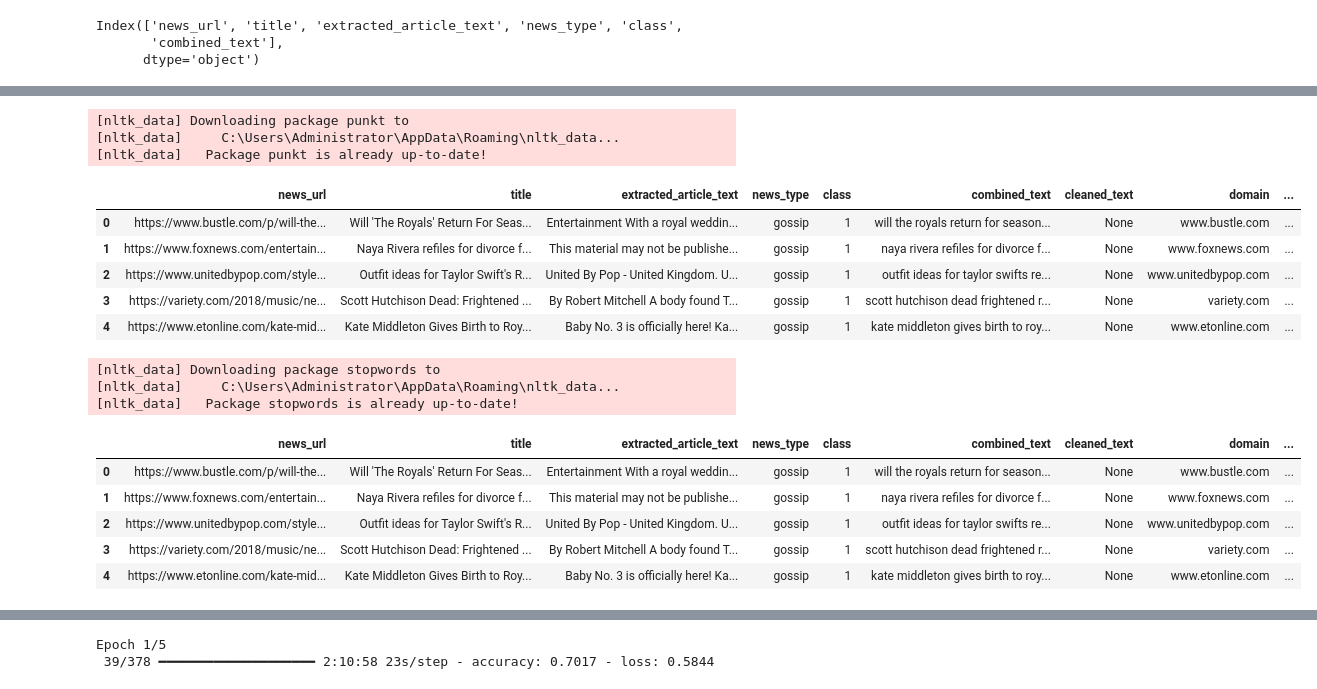
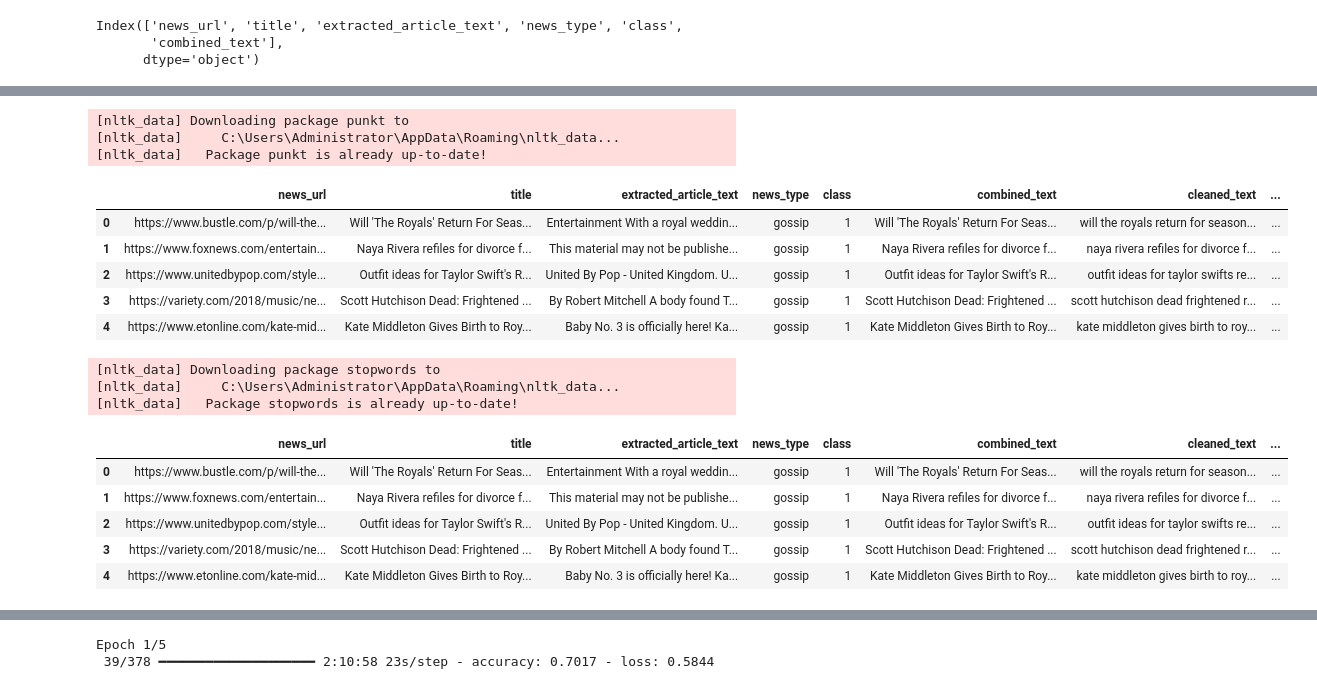
Before and after one commit to mwakad/Fake-News-Detection-, a Jupyter notebook: notebooks/gerald.ipynb, the cells around one changed output, grey strips where cells are left out. Drawn from its saved outputs; the diff is of its cells as text; code cells hidden in the pictures.

```diff
--- a/notebooks/gerald.ipynb
+++ b/notebooks/gerald.ipynb
@@ -1,7 +1,7 @@
 # %%
 import pandas as pd
 import numpy as np
-df = pd.read_csv('data.csv')
+df = pd.read_csv('C:\\Users\\Administrator\\Desktop\\Fake-News-Detection-\\dataset\\data.csv')
 df.head()  # Display the first few rows of the DataFrame
 # %% [output]
 |  | news_url | title | extracted_article_text | news_type | class |
@@ -95,4 +84,15 @@ df.head()  # Display the first few rows of the cleaned DataFrame
 # %%
-from urllib.parse import urlparse
+import tldextract
 
-df['domain'] = df['news_url'].apply(lambda x: urlparse(x).netloc if isinstance(x, str) else '')
+def extract_suffix(url):
+    try:
+        ext = tldextract.extract(url)
+        if ext.suffix:
+            return ext.suffix
+        else:
+            return 'unknown'
+    except:
+        return 'unknown'
+
+df['domain_suffix'] = df['news_url'].apply(extract_suffix)
+df['domain_suffix'].value_counts().head(10)  # Display the top 10 domain suffixes
@@ -99,44 +124,41 @@ df['domain'] = df['news_url'].apply(lambda x: urlparse(x).netloc if isinstance(x
 # %%
-from sklearn.preprocessing import OneHotEncoder
-
-# Example if domain is useful
-domain_encoded = OneHotEncoder().fit_transform(df[['domain']])
+# Keep top N suffixes, group the rest as 'other'
+top_suffixes = df['domain_suffix'].value_counts().nlargest(10).index
+df['domain_suffix_grouped'] = df['domain_suffix'].apply(lambda x: x if x in top_suffixes else 'other')
+# %%
+from sklearn.preprocessing import LabelEncoder
+
+le = LabelEncoder()
+df['domain_suffix_encoded'] = le.fit_transform(df['domain_suffix_grouped'])
 # %%
 # tokenization
 from nltk.tokenize import word_tokenize
 import nltk
 nltk.download('punkt')
-df['tokenized_text'] = df['combined_text'].apply(word_tokenize)
+df['tokenized_text'] = df['cleaned_text'].apply(word_tokenize)
 # Check the first few rows after tokenization
 df.head()
 # %% [output]
 [nltk_data] Downloading package punkt to
 [nltk_data]     C:\Users\Administrator\AppData\Roaming\nltk_data...
 [nltk_data]   Package punkt is already up-to-date!
-|  | news_url | title | extracted_article_text | news_type | class | combined_text | cleaned_text | domain | ... |
-| 0 | https://www.bustle.com/p/will-the... | Will 'The Royals' Return For Seas... | Entertainment With a royal weddin... | gossip | 1 | will the royals return for season... | None | www.bustle.com | ... |
-| 1 | https://www.foxnews.com/entertain... | Naya Rivera refiles for divorce f... | This material may not be publishe... | gossip | 1 | naya rivera refiles for divorce f... | None | www.foxnews.com | ... |
-| 2 | https://www.unitedbypop.com/style... | Outfit ideas for Taylor Swift's R... | United By Pop - United Kingdom. U... | gossip | 1 | outfit ideas for taylor swifts re... | None | www.unitedbypop.com | ... |
-| 3 | https://variety.com/2018/music/ne... | Scott Hutchison Dead: Frightened ... | By Robert Mitchell A body found T... | gossip | 1 | scott hutchison dead frightened r... | None | variety.com | ... |
-| 4 | https://www.etonline.com/kate-mid... | Kate Middleton Gives Birth to Roy... | Baby No. 3 is officially here! Ka... | gossip | 1 | kate middleton gives birth to roy... | None | www.etonline.com | ... |
+|  | news_url | title | extracted_article_text | news_type | class | combined_text | cleaned_text | ... |
+| 0 | https://www.bustle.com/p/will-the... | Will 'The Royals' Return For Seas... | Entertainment With a royal weddin... | gossip | 1 | Will 'The Royals' Return For Seas... | will the royals return for season... | ... |
+| 1 | https://www.foxnews.com/entertain... | Naya Rivera refiles for divorce f... | This material may not be publishe... | gossip | 1 | Naya Rivera refiles for divorce f... | naya rivera refiles for divorce f... | ... |
+| 2 | https://www.unitedbypop.com/style... | Outfit ideas for Taylor Swift's R... | United By Pop - United Kingdom. U... | gossip | 1 | Outfit ideas for Taylor Swift's R... | outfit ideas for taylor swifts re... | ... |
+| 3 | https://variety.com/2018/music/ne... | Scott Hutchison Dead: Frightened ... | By Robert Mitchell A body found T... | gossip | 1 | Scott Hutchison Dead: Frightened ... | scott hutchison dead frightened r... | ... |
+| 4 | https://www.etonline.com/kate-mid... | Kate Middleton Gives Birth to Roy... | Baby No. 3 is officially here! Ka... | gossip | 1 | Kate Middleton Gives Birth to Roy... | kate middleton gives birth to roy... | ... |
 # %%
-#stopwords removal
-from nltk.corpus import stopwords
-nltk.download('stopwords')
-stopwords = set(stopwords.words('english'))
-df['tokenized_text'] = df['tokenized_text'].apply(lambda x: [word for word in x if word not in stopwords])
-# Check the first few rows after stopwords removal
-df.head()
 # %% [output]
 [nltk_data] Downloading package stopwords to
 [nltk_data]     C:\Users\Administrator\AppData\Roaming\nltk_data...
 [nltk_data]   Package stopwords is already up-to-date!
-|  | news_url | title | extracted_article_text | news_type | class | combined_text | cleaned_text | domain | ... |
-| 0 | https://www.bustle.com/p/will-the... | Will 'The Royals' Return For Seas... | Entertainment With a royal weddin... | gossip | 1 | will the royals return for season... | None | www.bustle.com | ... |
-| 1 | https://www.foxnews.com/entertain... | Naya Rivera refiles for divorce f... | This material may not be publishe... | gossip | 1 | naya rivera refiles for divorce f... | None | www.foxnews.com | ... |
-| 2 | https://www.unitedbypop.com/style... | Outfit ideas for Taylor Swift's R... | United By Pop - United Kingdom. U... | gossip | 1 | outfit ideas for taylor swifts re... | None | www.unitedbypop.com | ... |
-| 3 | https://variety.com/2018/music/ne... | Scott Hutchison Dead: Frightened ... | By Robert Mitchell A body found T... | gossip | 1 | scott hutchison dead frightened r... | None | variety.com | ... |
-| 4 | https://www.etonline.com/kate-mid... | Kate Middleton Gives Birth to Roy... | Baby No. 3 is officially here! Ka... | gossip | 1 | kate middleton gives birth to roy... | None | www.etonline.com | ... |
+|  | news_url | title | extracted_article_text | news_type | class | combined_text | cleaned_text | ... |
+| 0 | https://www.bustle.com/p/will-the... | Will 'The Royals' Return For Seas... | Entertainment With a royal weddin... | gossip | 1 | Will 'The Royals' Return For Seas... | will the royals return for season... | ... |
+| 1 | https://www.foxnews.com/entertain... | Naya Rivera refiles for divorce f... | This material may not be publishe... | gossip | 1 | Naya Rivera refiles for divorce f... | naya rivera refiles for divorce f... | ... |
+| 2 | https://www.unitedbypop.com/style... | Outfit ideas for Taylor Swift's R... | United By Pop - United Kingdom. U... | gossip | 1 | Outfit ideas for Taylor Swift's R... | outfit ideas for taylor swifts re... | ... |
+| 3 | https://variety.com/2018/music/ne... | Scott Hutchison Dead: Frightened ... | By Robert Mitchell A body found T... | gossip | 1 | Scott Hutchison Dead: Frightened ... | scott hutchison dead frightened r... | ... |
+| 4 | https://www.etonline.com/kate-mid... | Kate Middleton Gives Birth to Roy... | Baby No. 3 is officially here! Ka... | gossip | 1 | Kate Middleton Gives Birth to Roy... | kate middleton gives birth to roy... | ... |
 # %%
 #lammatization
 from nltk.stem import WordNetLemmatizer
```
Also changed, not shown: parts of 28 cells of this notebook.
